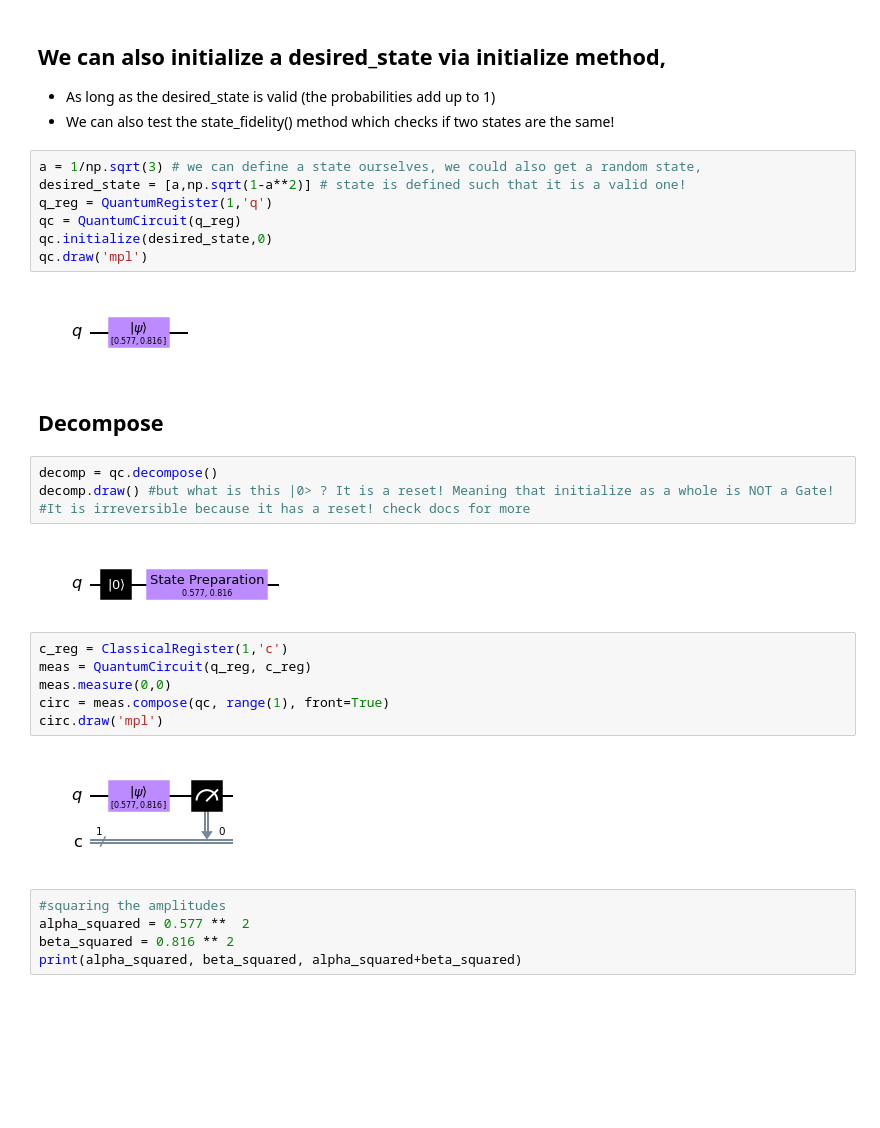
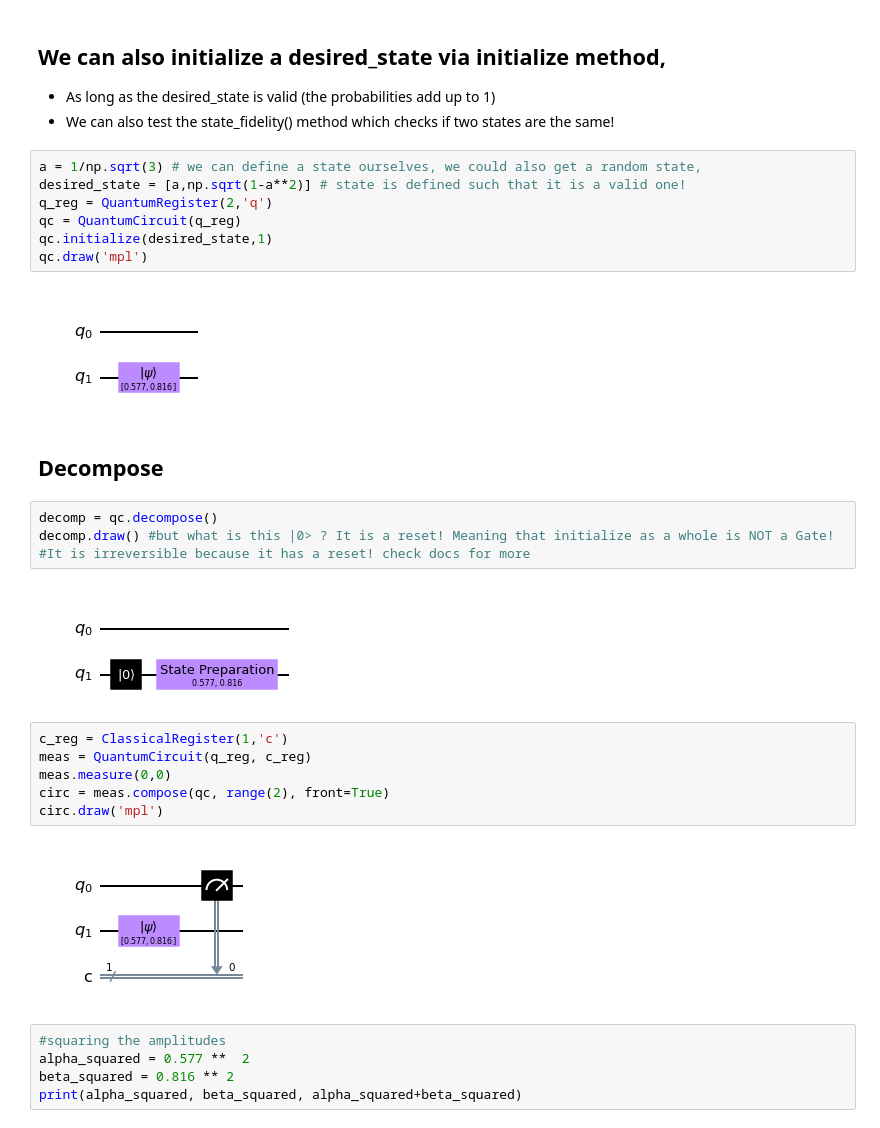
Before and after one commit to pratjz/IBM-Qiskit-Certification-Exam-Prep, a Jupyter notebook: Comprehensive-Guide-for-Qiskit-Developer-Certification.ipynb, the cells around one changed output. Cells and saved outputs as stored; diff of their text form; blank space fills up the shorter version.

```diff
--- a/Comprehensive-Guide-for-Qiskit-Developer-Certification.ipynb
+++ b/Comprehensive-Guide-for-Qiskit-Developer-Certification.ipynb
@@ -379,12 +383,12 @@ array([[ 0.5+0.j,  0.5+0.j,  0.5+0.j,  0.5+0.j],
 # %%
 a = 1/np.sqrt(3) # we can define a state ourselves, we could also get a random state,
 desired_state = [a,np.sqrt(1-a**2)] # state is defined such that it is a valid one!
-q_reg = QuantumRegister(1,'q')
+q_reg = QuantumRegister(2,'q')
 qc = QuantumCircuit(q_reg)
-qc.initialize(desired_state,0)
+qc.initialize(desired_state,1)
 qc.draw('mpl')
 # %% [output]
-[figure, old version]
+[figure, new version]
 # %% [markdown]
 ## Decompose
 # %%
@@ -392,15 +396,15 @@ decomp = qc.decompose()
 decomp.draw() #but what is this |0> ? It is a reset! Meaning that initialize as a whole is NOT a Gate!
 #It is irreversible because it has a reset! check docs for more
 # %% [output]
-[figure, old version]
+[figure, new version]
 # %%
 c_reg = ClassicalRegister(1,'c')
 meas = QuantumCircuit(q_reg, c_reg)
 meas.measure(0,0)
-circ = meas.compose(qc, range(1), front=True)
+circ = meas.compose(qc, range(2), front=True)
 circ.draw('mpl')
 # %% [output]
-[figure, old version]
+[figure, new version]
 # %%
 #squaring the amplitudes
 alpha_squared = 0.577 **  2
```
Also changed, not shown: parts of 100 cells of this notebook.
